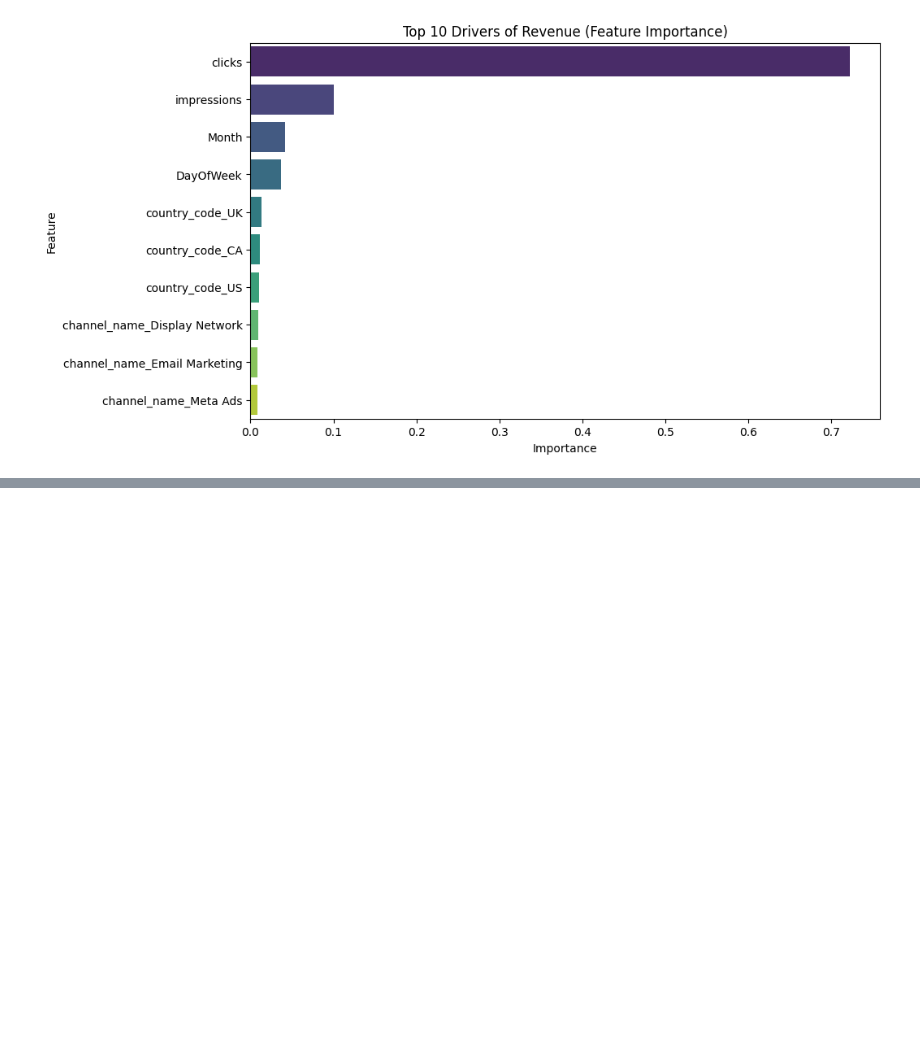
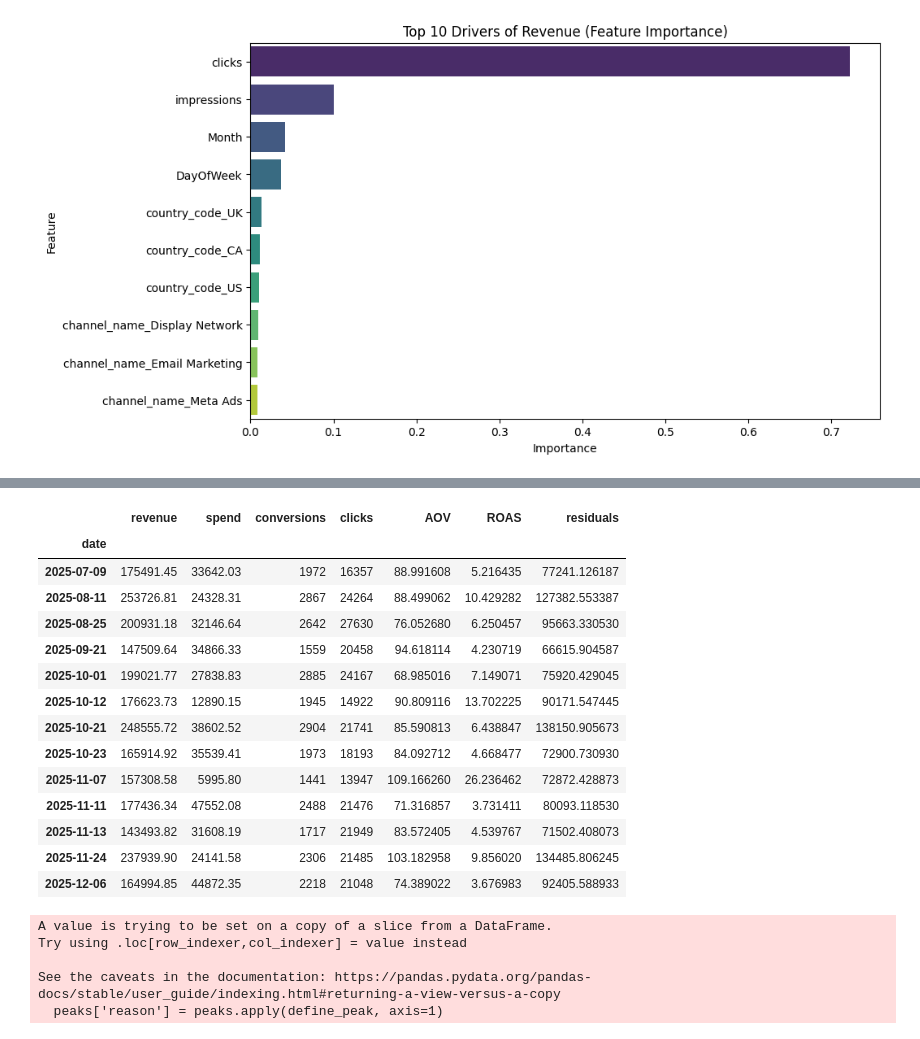
Before and after one commit to nirmalpate/Hello_Fresh_Regression_Analysis, a Jupyter notebook: Performance_Analysis.ipynb, the cells around one changed output, grey strips where cells are left out. Cells and saved outputs as stored; diff of their text form; code cells hidden in the pictures; blank space fills up the shorter version.

```diff
--- a/Performance_Analysis.ipynb
+++ b/Performance_Analysis.ipynb
@@ -194,0 +234,18 @@ Passing `palette` without assigning `hue` is deprecated and will be removed in v
+# %%
+peaks
+# %% [output]
+|  | revenue | spend | conversions | clicks | AOV | ROAS | residuals |
+| date |  |  |  |  |  |  |  |
+| 2025-07-09 | 175491.45 | 33642.03 | 1972 | 16357 | 88.991608 | 5.216435 | 77241.126187 |
+| 2025-08-11 | 253726.81 | 24328.31 | 2867 | 24264 | 88.499062 | 10.429282 | 127382.553387 |
+| 2025-08-25 | 200931.18 | 32146.64 | 2642 | 27630 | 76.052680 | 6.250457 | 95663.330530 |
+| 2025-09-21 | 147509.64 | 34866.33 | 1559 | 20458 | 94.618114 | 4.230719 | 66615.904587 |
+| 2025-10-01 | 199021.77 | 27838.83 | 2885 | 24167 | 68.985016 | 7.149071 | 75920.429045 |
+| 2025-10-12 | 176623.73 | 12890.15 | 1945 | 14922 | 90.809116 | 13.702225 | 90171.547445 |
+| 2025-10-21 | 248555.72 | 38602.52 | 2904 | 21741 | 85.590813 | 6.438847 | 138150.905673 |
+| 2025-10-23 | 165914.92 | 35539.41 | 1973 | 18193 | 84.092712 | 4.668477 | 72900.730930 |
+| 2025-11-07 | 157308.58 | 5995.80 | 1441 | 13947 | 109.166260 | 26.236462 | 72872.428873 |
+| 2025-11-11 | 177436.34 | 47552.08 | 2488 | 21476 | 71.316857 | 3.731411 | 80093.118530 |
+| 2025-11-13 | 143493.82 | 31608.19 | 1717 | 21949 | 83.572405 | 4.539767 | 71502.408073 |
+| 2025-11-24 | 237939.90 | 24141.58 | 2306 | 21485 | 103.182958 | 9.856020 | 134485.806245 |
+| 2025-12-06 | 164994.85 | 44872.35 | 2218 | 21048 | 74.389022 | 3.676983 | 92405.588933 |
@@ -194,0 +261,8 @@ Passing `palette` without assigning `hue` is deprecated and will be removed in v
+# %%
+peaks['reason'] = peaks.apply(define_peak, axis=1)
+# %% [output]
+A value is trying to be set on a copy of a slice from a DataFrame.
+Try using .loc[row_indexer,col_indexer] = value instead
+
+See the caveats in the documentation: https://pandas.pydata.org/pandas-docs/stable/user_guide/indexing.html#returning-a-view-versus-a-copy
+  peaks['reason'] = peaks.apply(define_peak, axis=1)
```
Also changed, not shown: parts of 14 cells of this notebook.
